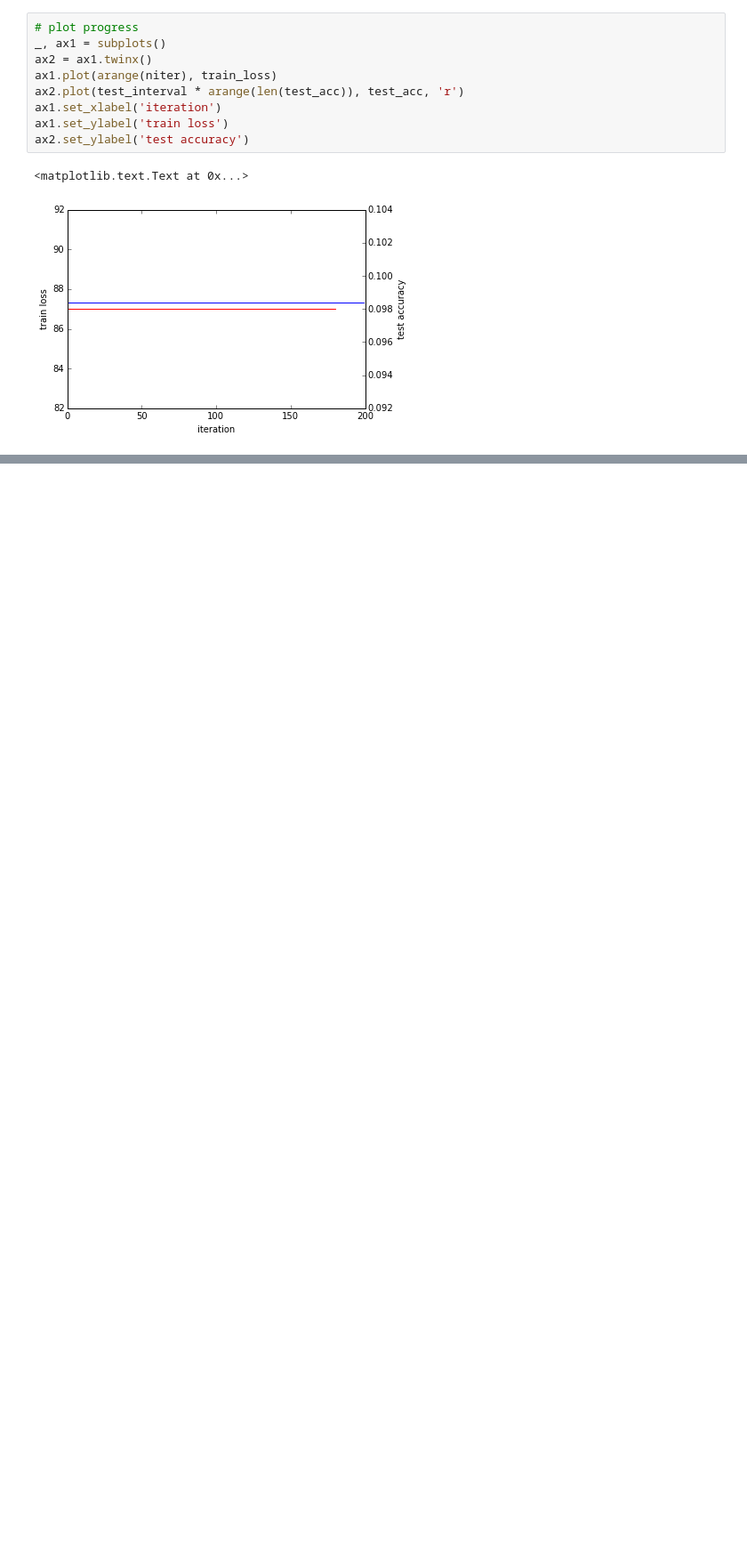
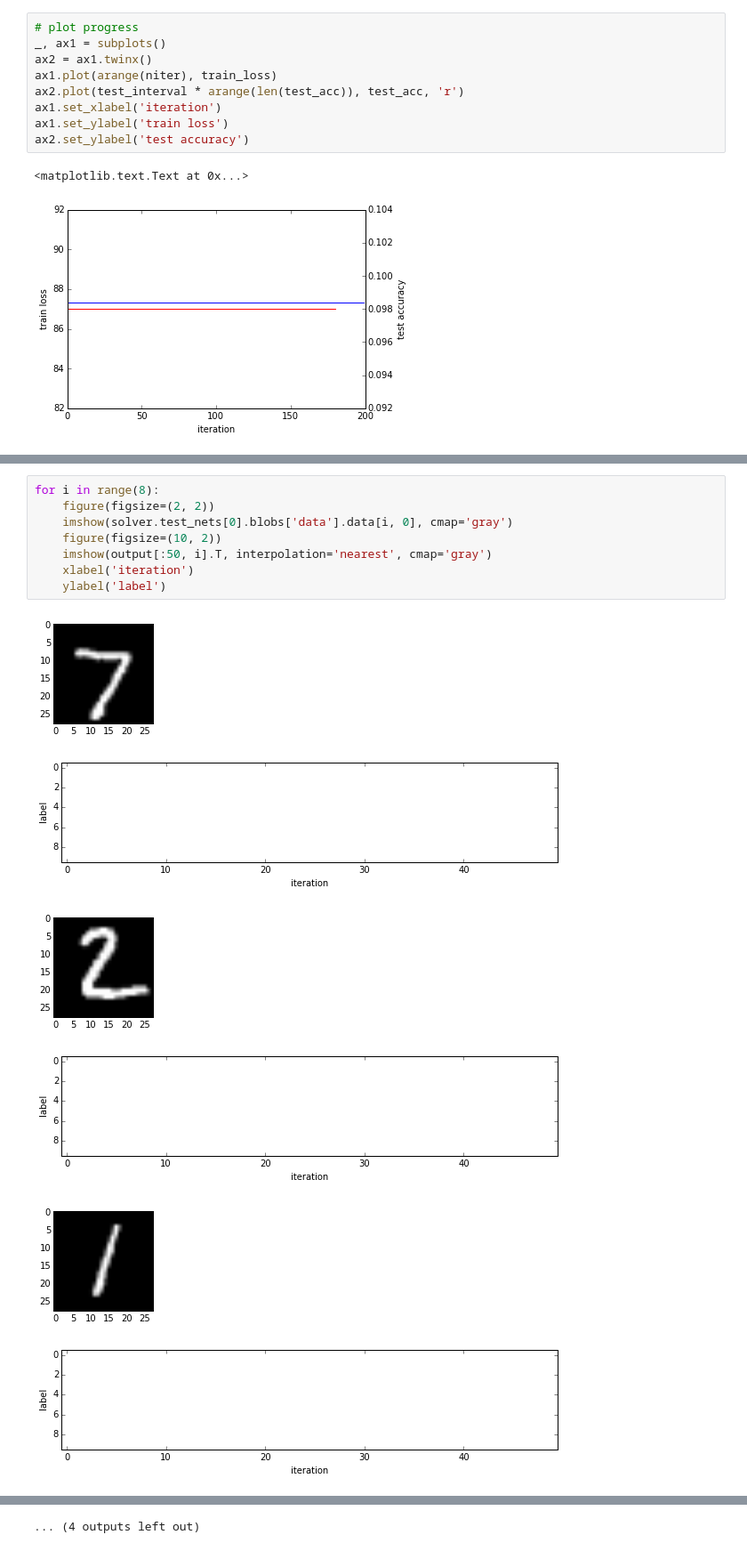
Before and after one commit to haeusser/caffe, a Jupyter notebook: examples/swwae/training.ipynb, the cells around one changed output, grey strips where cells are left out. Shown at 89% size. Saved outputs shown, nothing was run; the diff lists cells and outputs as text; blank space fills up the shorter version.

```diff
--- a/examples/swwae/training.ipynb
+++ b/examples/swwae/training.ipynb
@@ -96,0 +108,15 @@ ax2.set_ylabel('test accuracy')
+# %%
+for i in range(8):
+    figure(figsize=(2, 2))
+    imshow(solver.test_nets[0].blobs['data'].data[i, 0], cmap='gray')
+    figure(figsize=(10, 2))
+    imshow(output[:50, i].T, interpolation='nearest', cmap='gray')
+    xlabel('iteration')
+    ylabel('label')
+# %% [output]
+[figure, added]
+[figure, added]
+[figure, added]
+[figure, added]
+[figure, added]
+[figure, added]
@@ -96,0 +129 @@ ax2.set_ylabel('test accuracy')
+... (4 outputs left out)
```
Also changed, not shown: parts of 4 cells of this notebook.
